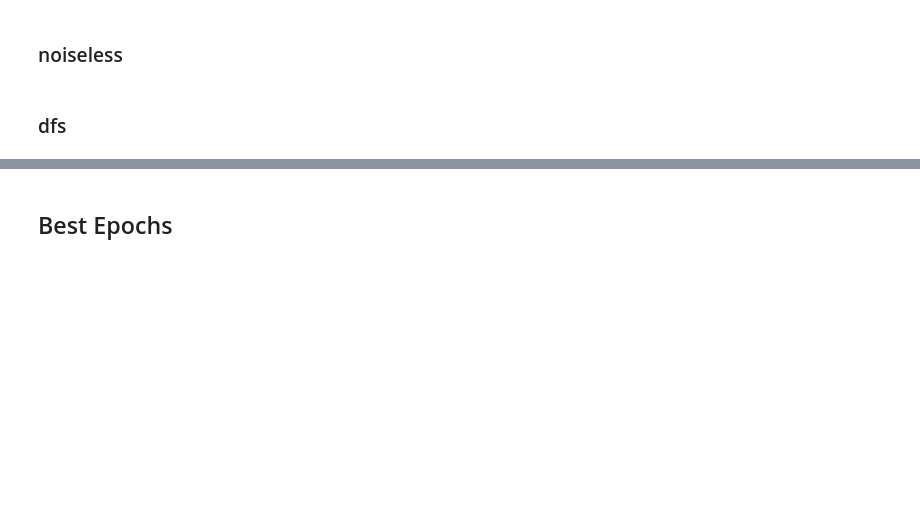
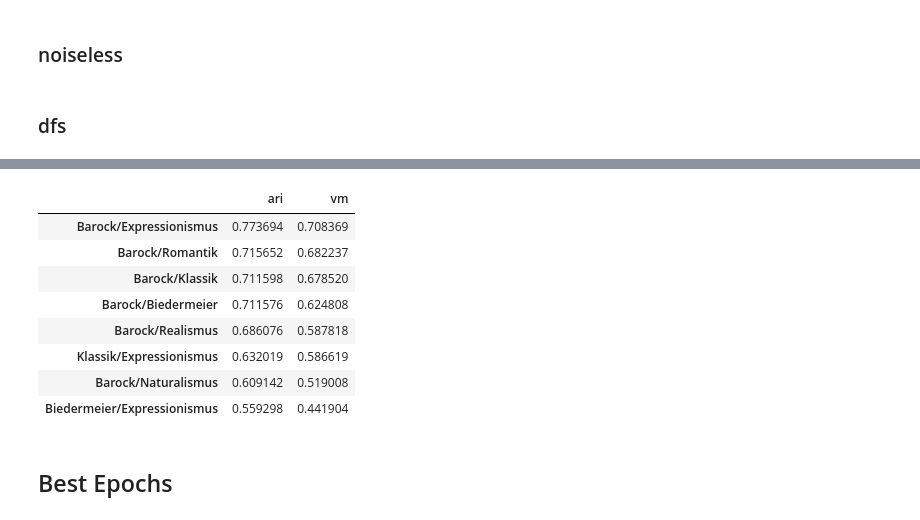
Before and after one commit to realjanpaulus/clusterpoems, a Jupyter notebook: app/evaluation.ipynb, the cells around one changed output, grey strips where cells are left out. Drawn from its saved outputs; the diff is of its cells as text; code cells hidden in the pictures; blank space fills up the shorter version.

```diff
--- a/app/clustering_evaluation.ipynb
+++ b/app/evaluation.ipynb
@@ -92,5 +89,18 @@ dbscan_score_rd_df = pd.DataFrame.from_dict(dbscan_scores_rd, orient="index").so
 # %%
-kmedoids_score_df = pd.DataFrame.from_dict(kmedoids_scores, orient="index").sort_values("ari", ascending=False)
+kmedoids_score_df = pd.DataFrame.from_dict(kmedoids_scores,
+                                           orient="index").sort_values("ari", ascending=False)
+# %%
+kmedoids_score_df.head(8)
+# %% [output]
+|  | ari | vm |
+| Barock/Expressionismus | 0.773694 | 0.708369 |
+| Barock/Romantik | 0.715652 | 0.682237 |
+| Barock/Klassik | 0.711598 | 0.678520 |
+| Barock/Biedermeier | 0.711576 | 0.624808 |
+| Barock/Realismus | 0.686076 | 0.587818 |
+| Klassik/Expressionismus | 0.632019 | 0.586619 |
+| Barock/Naturalismus | 0.609142 | 0.519008 |
+| Biedermeier/Expressionismus | 0.559298 | 0.441904 |
 # %% [markdown]
 ## Best Epochs
 # %%
```
Also changed, not shown: parts of 19 cells of this notebook, 14 other files.
